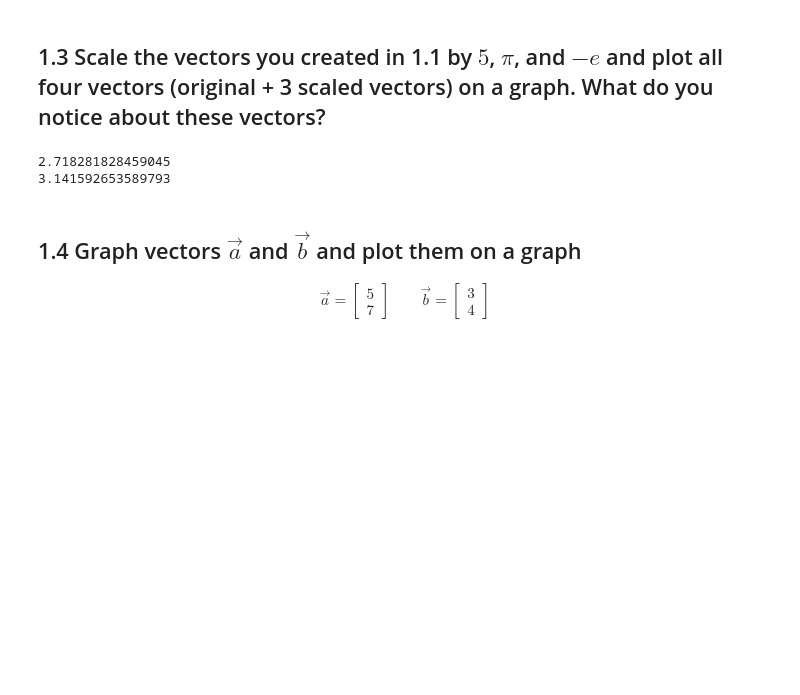
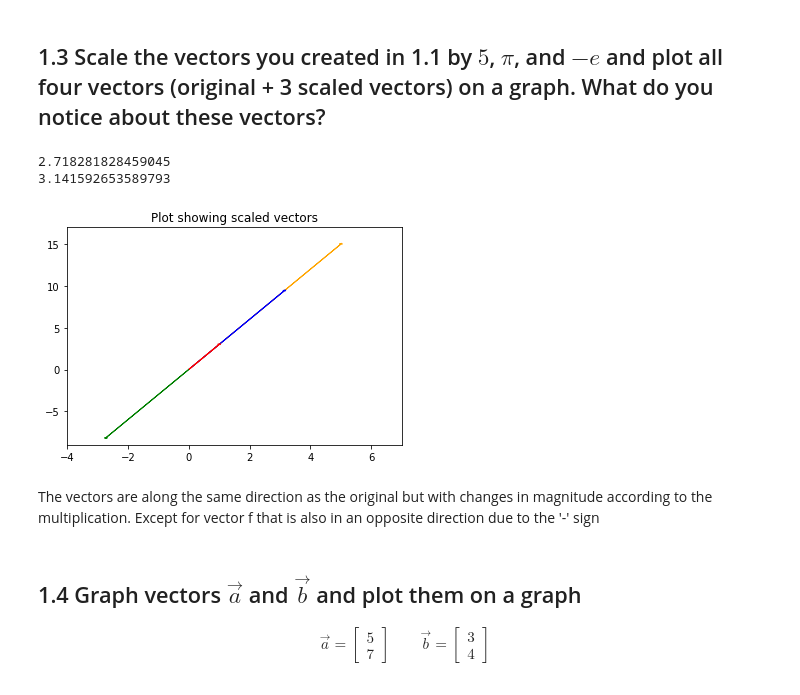
Before and after one commit to bloominstituteoftechnology/DS-Unit-1-Sprint-3-Linear-Algebra, a Jupyter notebook: module1-vectors-and-matrices/LS_DS_131_Vectors_and_Matrices_Assignment.ipynb, the cells around one changed output. Saved outputs shown, nothing was run; the diff lists cells and outputs as text; code cells hidden in the pictures; blank space fills up the shorter version.

```diff
--- a/module1-vectors-and-matrices/LS_DS_131_Vectors_and_Matrices_Assignment.ipynb
+++ b/module1-vectors-and-matrices/LS_DS_131_Vectors_and_Matrices_Assignment.ipynb
@@ -15,6 +51,28 @@ print(pi)
 # %% [output]
 2.718281828459045
 3.141592653589793
+# %%
+# Create scaled vectors
+c = np.multiply(a, 5)
+d = np.multiply(a, pi)
+f = np.multiply(a, -e)
+
+# Plot vectors
+plt.arrow(0, 0, c[0], c[1], head_width = .1, head_length = .1, color = "orange")
+plt.arrow(0, 0, d[0], d[1], head_width = .1, head_length = .1, color = "blue")
+plt.arrow(0, 0, a[0], a[1], head_width = .1, head_length = .1, color = "red")
+plt.arrow(0, 0, f[0], f[1], head_width = .1, head_length = .1, color = "green")
+
+plt.xlim(-4,7)
+plt.ylim(-9, 17)
+
+plt.title("Plot showing scaled vectors")
+
+plt.show()
+# %% [output]
+[figure, added]
+# %% [markdown]
+The vectors are along the same direction as the original but with changes in magnitude according to the multiplication. Except for vector f that is also in an opposite direction due to the '-' sign
 # %% [markdown]
 ## 1.4 Graph vectors $\vec{a}$ and $\vec{b}$ and plot them on a graph
 
```
Also changed, not shown: parts of 46 cells of this notebook.
